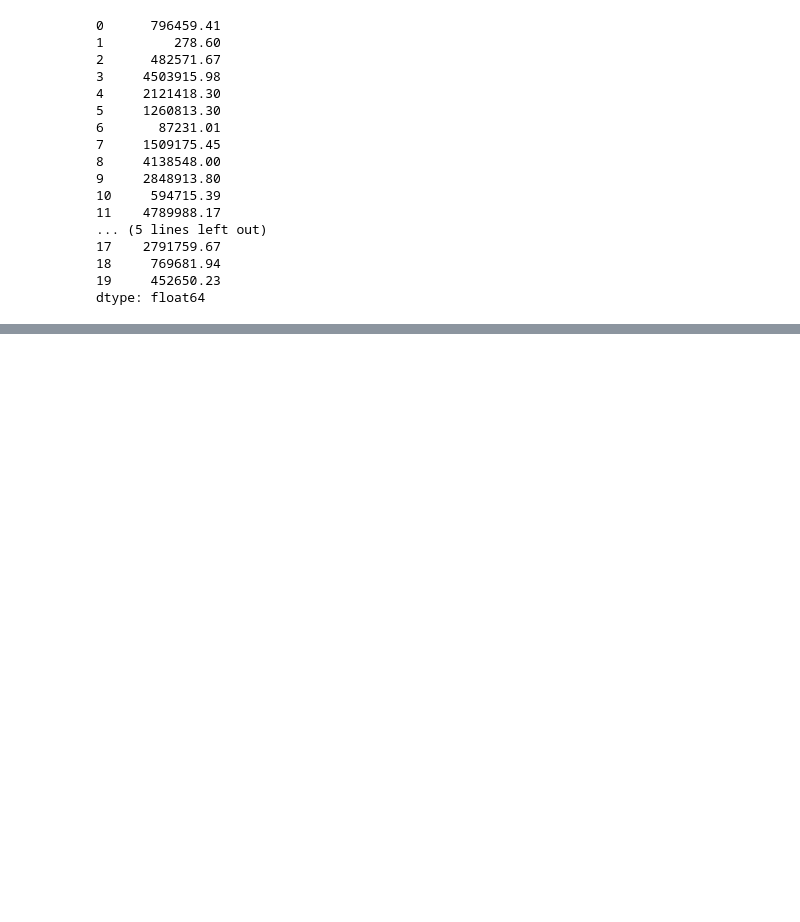
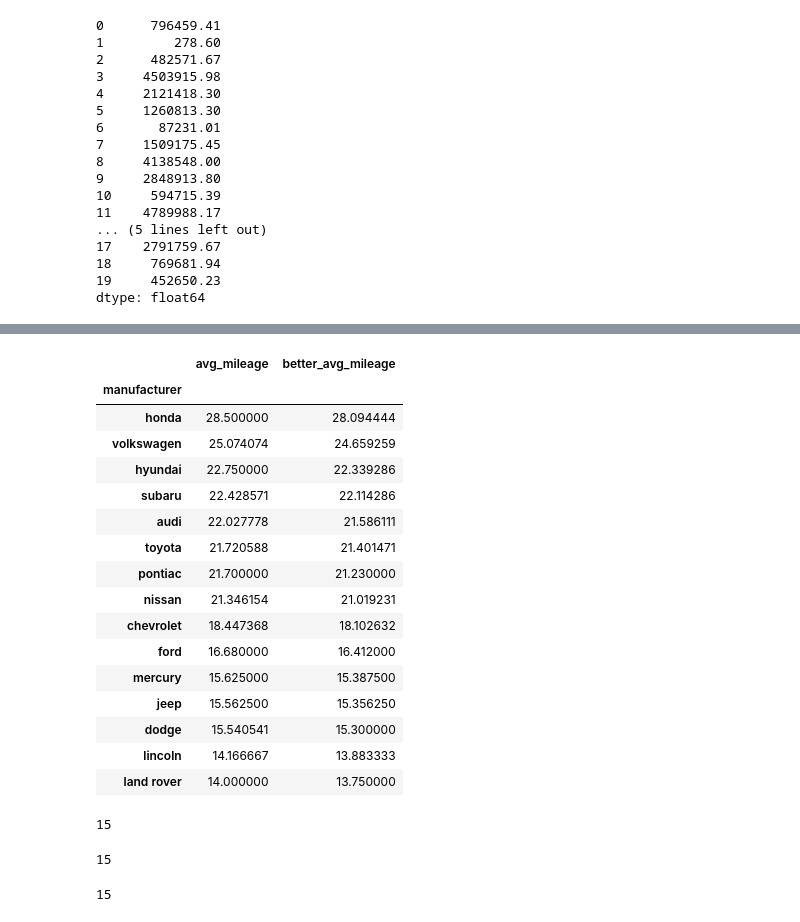
Before and after one commit to CodeupClassroom/ada-python-exercises, a Jupyter notebook: pandas_exercises.ipynb, the cells around one changed output, grey strips where cells are left out. Cells and saved outputs as stored; diff of their text form; code cells hidden in the pictures; blank space fills up the shorter version.

```diff
--- a/pandas_exercises.ipynb
+++ b/pandas_exercises.ipynb
@@ -368,0 +112,56 @@ revenue_by_item.head(5)
+# %%
+# for long lines:
+# - store each intermediate calculation in a variable
+
+by_manufacturer = cars[['manufacturer', 'hwy', 'cty']].groupby('manufacturer')
+avg_by_manufacturer = by_manufacturer.mean()
+avg_by_manufacturer.sort_values(by='hwy', ascending=False)
+
+# - backslashes to continue the expression over many lines
+cars[['manufacturer', 'hwy', 'cty']]\
+    .groupby('manufacturer')\
+    .mean()\
+    .sort_values(by='hwy', ascending=False)
+
+# - parenthesis
+(cars[['manufacturer', 'hwy', 'cty']]
+ .groupby('manufacturer')
+ .mean()
+ .sort_values(by='hwy', ascending=False))
+
+cars.assign(better_avg_mileage=cars.cty * 0.55 + cars.hwy * 0.45,
+            avg_mileage=(cars.cty + cars.hwy) / 2)\
+    [['manufacturer', 'avg_mileage', 'better_avg_mileage']]\
+    .groupby('manufacturer')\
+    .mean()\
+    .sort_values('avg_mileage', ascending=False)
+# %% [output]
+|  | avg_mileage | better_avg_mileage |
+| manufacturer |  |  |
+| honda | 28.500000 | 28.094444 |
+| volkswagen | 25.074074 | 24.659259 |
+| hyundai | 22.750000 | 22.339286 |
+| subaru | 22.428571 | 22.114286 |
+| audi | 22.027778 | 21.586111 |
+| toyota | 21.720588 | 21.401471 |
+| pontiac | 21.700000 | 21.230000 |
+| nissan | 21.346154 | 21.019231 |
+| chevrolet | 18.447368 | 18.102632 |
+| ford | 16.680000 | 16.412000 |
+| mercury | 15.625000 | 15.387500 |
+| jeep | 15.562500 | 15.356250 |
+| dodge | 15.540541 | 15.300000 |
+| lincoln | 14.166667 | 13.883333 |
+| land rover | 14.000000 | 13.750000 |
+# %%
+cars.manufacturer.nunique()
+# %% [output]
+15
+# %%
+cars.manufacturer.value_counts().shape[0]
+# %% [output]
+15
+# %%
+cars.groupby('manufacturer').count().shape[0]
+# %% [output]
+15
```
Also changed, not shown: parts of 46 cells of this notebook, 2 other files.
